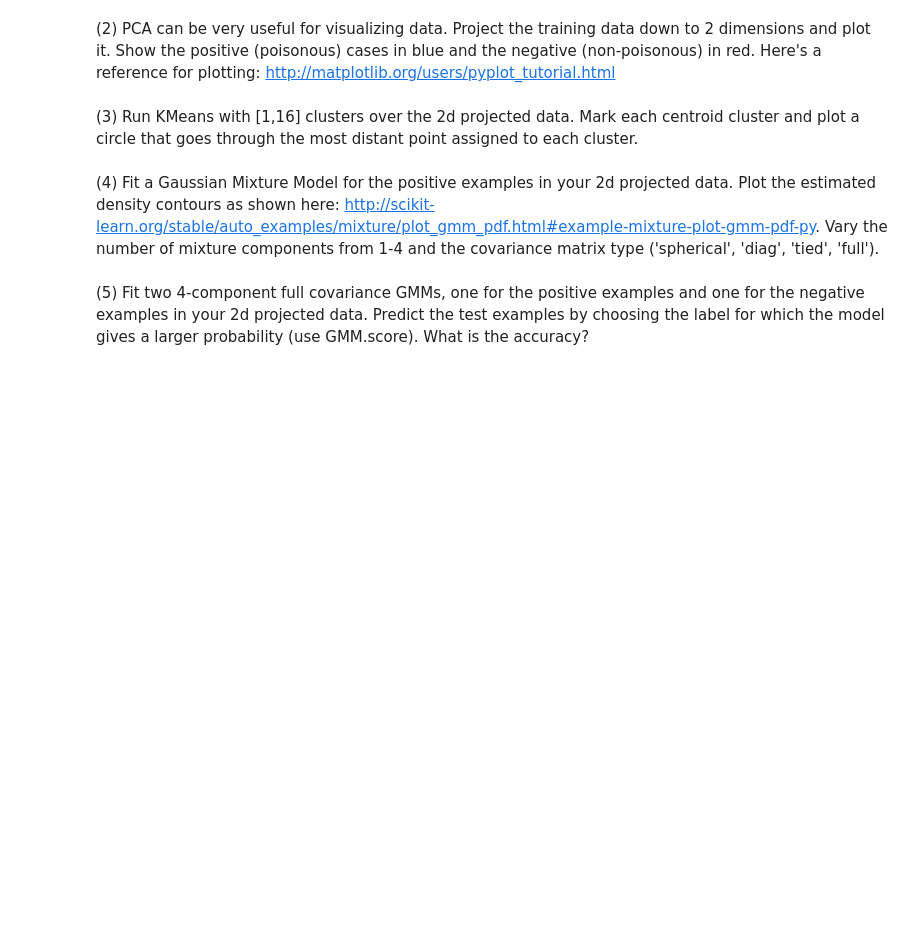
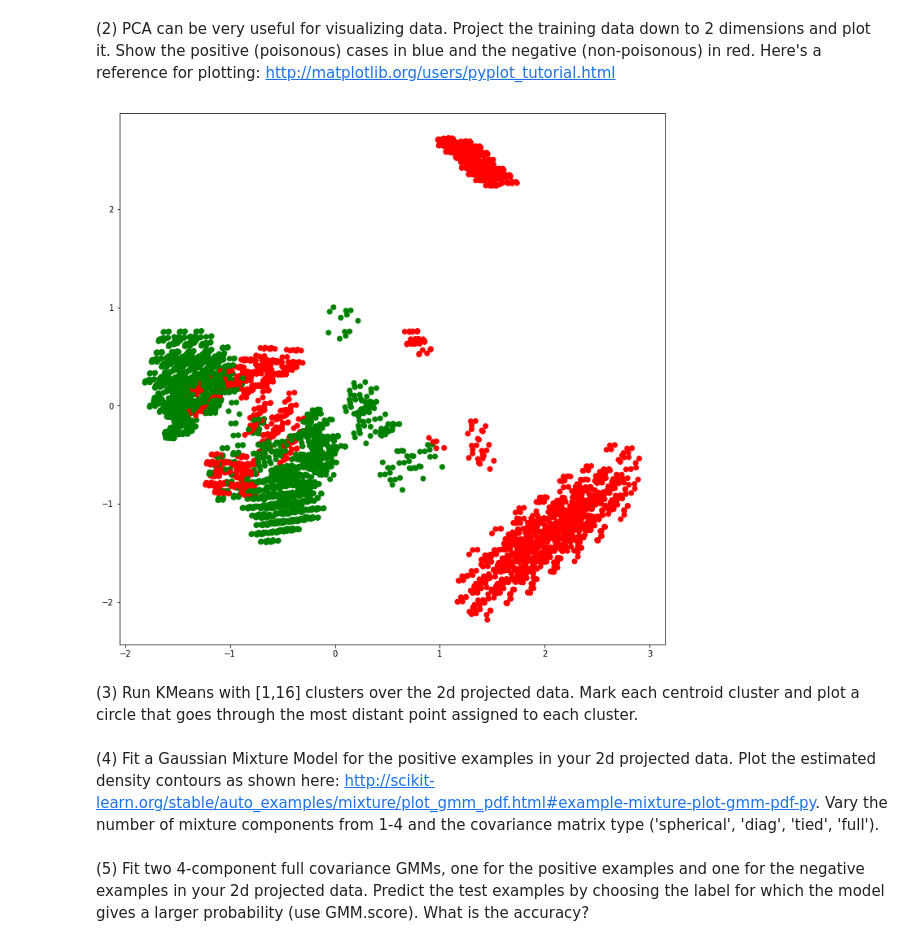
Before and after one commit to elrufaie/W207-Applied-Machine-Learning, a Jupyter notebook: Projects/harith_elrufaie_p3.ipynb, the cells around one changed output. Cells and saved outputs as stored; diff of their text form; code cells hidden in the pictures; blank space fills up the shorter version.

```diff
--- a/Projects/harith_elrufaie_p3.ipynb
+++ b/Projects/harith_elrufaie_p3.ipynb
@@ -78,3 +86,23 @@ print train_data.shape, test_data.shape
+# %%
+def P2():
+### STUDENT START ###
+
+    pca = PCA(n_components = 2)
+    pca_data = pca.fit_transform(train_data)
+
+    plt.figure(figsize=(12,12))
+    colormap = {0: 'green', 1: 'red'}
+    colors = [colormap[x] for x in train_labels]
+    plt.scatter(pca_data[:,0], pca_data[:,1], color=colors)
+    plt.legend(frameon=False, numpoints=1)
+
+    plt.show()
+
+### STUDENT END ###
+
+P2()
+# %% [output]
+[figure, added]
 # %% [markdown]
 (3) Run KMeans with [1,16] clusters over the 2d projected data. Mark each centroid cluster and plot a circle that goes through the most distant point assigned to each cluster.
 # %%
```
Also changed, not shown: parts of 5 cells of this notebook.
